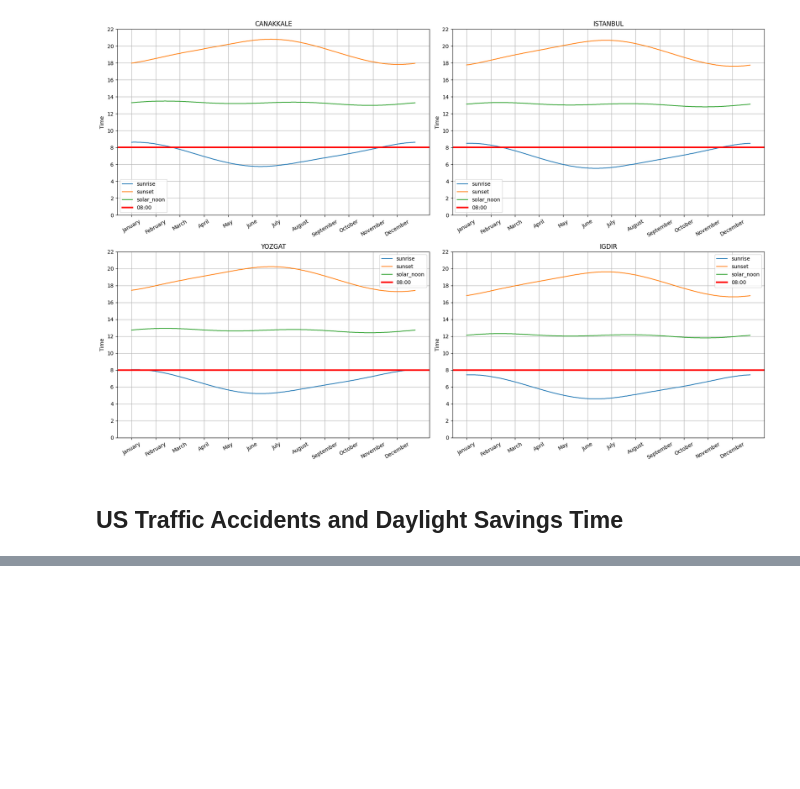
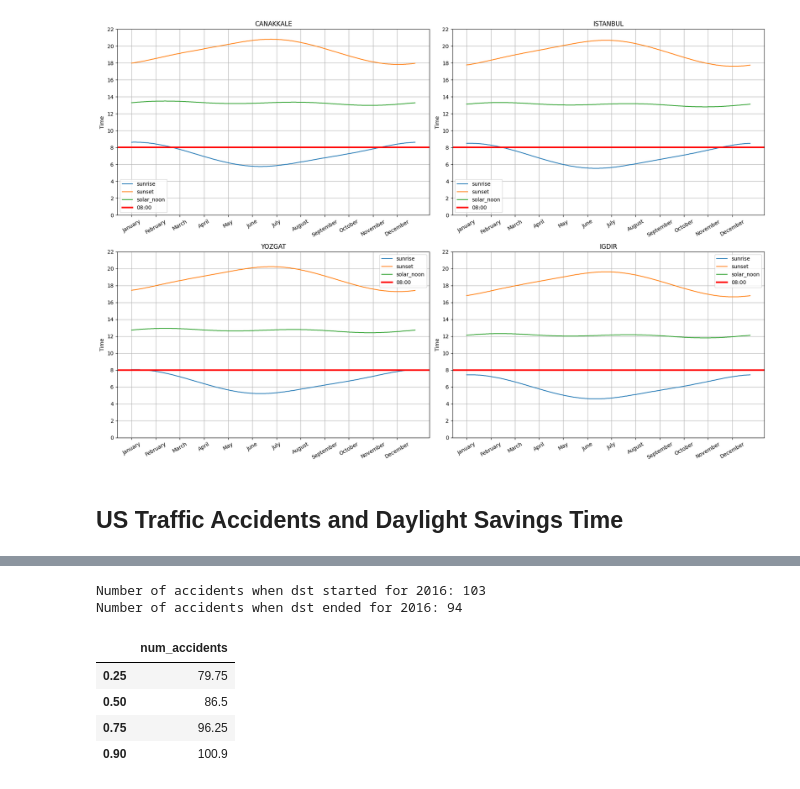
Before and after one commit to FlyinHedgehog/MAT388E-final-project, a Jupyter notebook: Final_Project.ipynb, the cells around one changed output, grey strips where cells are left out. Drawn from its saved outputs; the diff is of its cells as text; code cells hidden in the pictures; blank space fills up the shorter version.

```diff
--- a/Final_Project.ipynb
+++ b/Final_Project.ipynb
@@ -311,0 +404,18 @@ plt.show()
+# %%
+accidents_2016 = get_us_accidents_data_by_year(2016)
+
+dst_started_2016 = get_data_by_date(accidents_2016, day=13+1, month=11)
+dst_ended_2016 = get_data_by_date(accidents_2016, day=6+1, month=11)
+
+print(f'Number of accidents when dst started for 2016: {dst_started_2016["num_accidents"].iloc[0]}')
+print(f'Number of accidents when dst ended for 2016: {dst_ended_2016["num_accidents"].iloc[0]}')
+
+monday_accidents_quantiles(2016)
+# %% [output]
+Number of accidents when dst started for 2016: 103
+Number of accidents when dst ended for 2016: 94
+|  | num_accidents |
+| 0.25 | 79.75 |
+| 0.50 | 86.5 |
+| 0.75 | 96.25 |
+| 0.90 | 100.9 |
```
Also changed, not shown: parts of 14 cells of this notebook.
